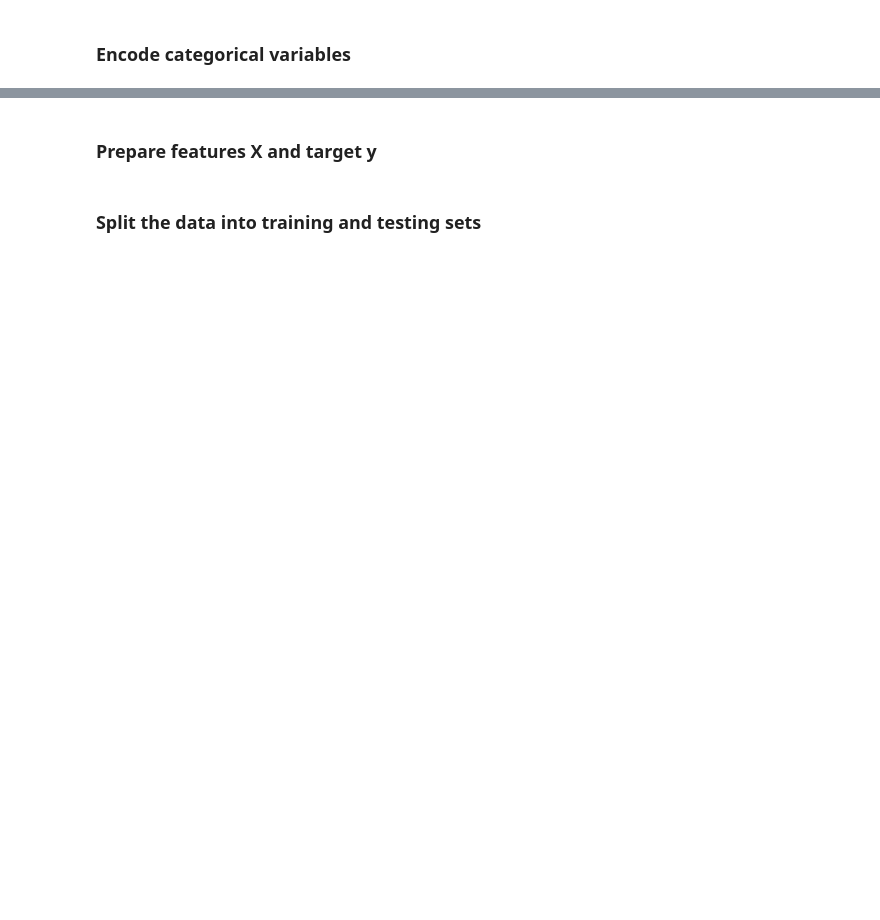
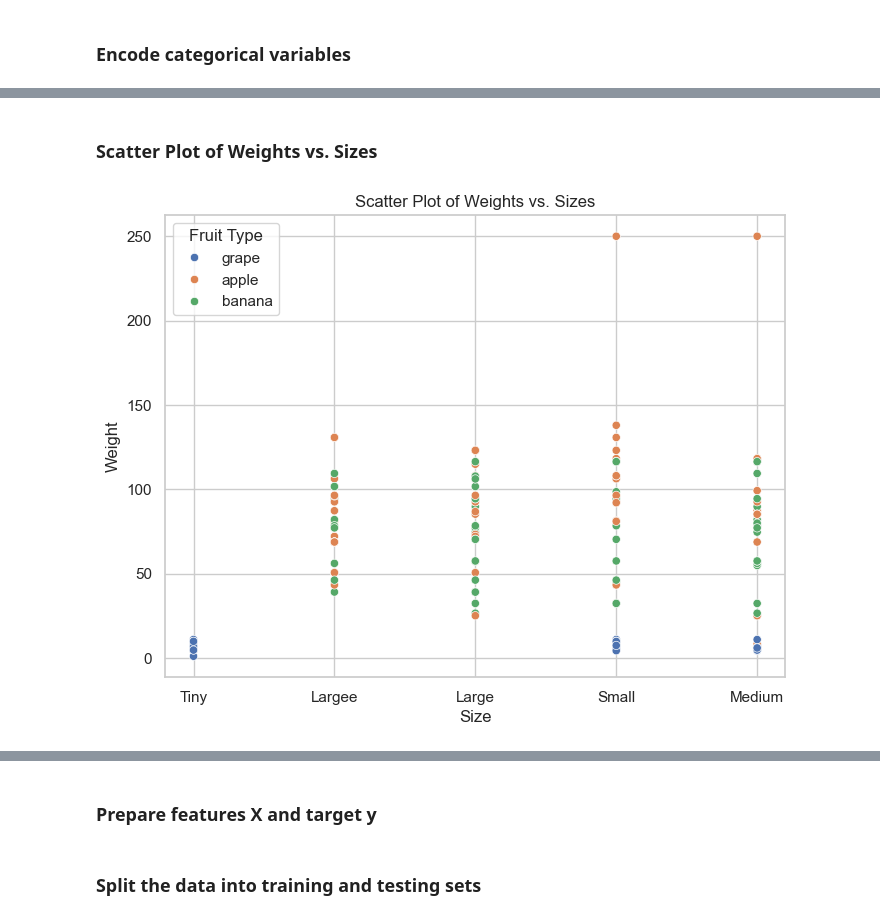
Before and after one commit to azamatgalidenov/fruitsPrediction, a Jupyter notebook: Fruits_prediction.ipynb, the cells around one changed output, grey strips where cells are left out. Saved outputs shown, nothing was run; the diff lists cells and outputs as text; code cells hidden in the pictures; blank space fills up the shorter version.

```diff
--- a/Fruits_prediction.ipynb
+++ b/Fruits_prediction.ipynb
@@ -96,0 +140,12 @@ data['size_encoded'] = le_size.fit_transform(data['size'])
+# %% [markdown]
+### Scatter Plot of Weights vs. Sizes
+# %%
+plt.figure(figsize=(8, 6))
+sns.scatterplot(x='size', y='weight', hue='fruit_type', data=data)
+plt.title('Scatter Plot of Weights vs. Sizes')
+plt.xlabel('Size')
+plt.ylabel('Weight')
+plt.legend(title='Fruit Type')
+plt.show()
+# %% [output]
+[figure, added]
```
Also changed, not shown: parts of 60 cells of this notebook.
